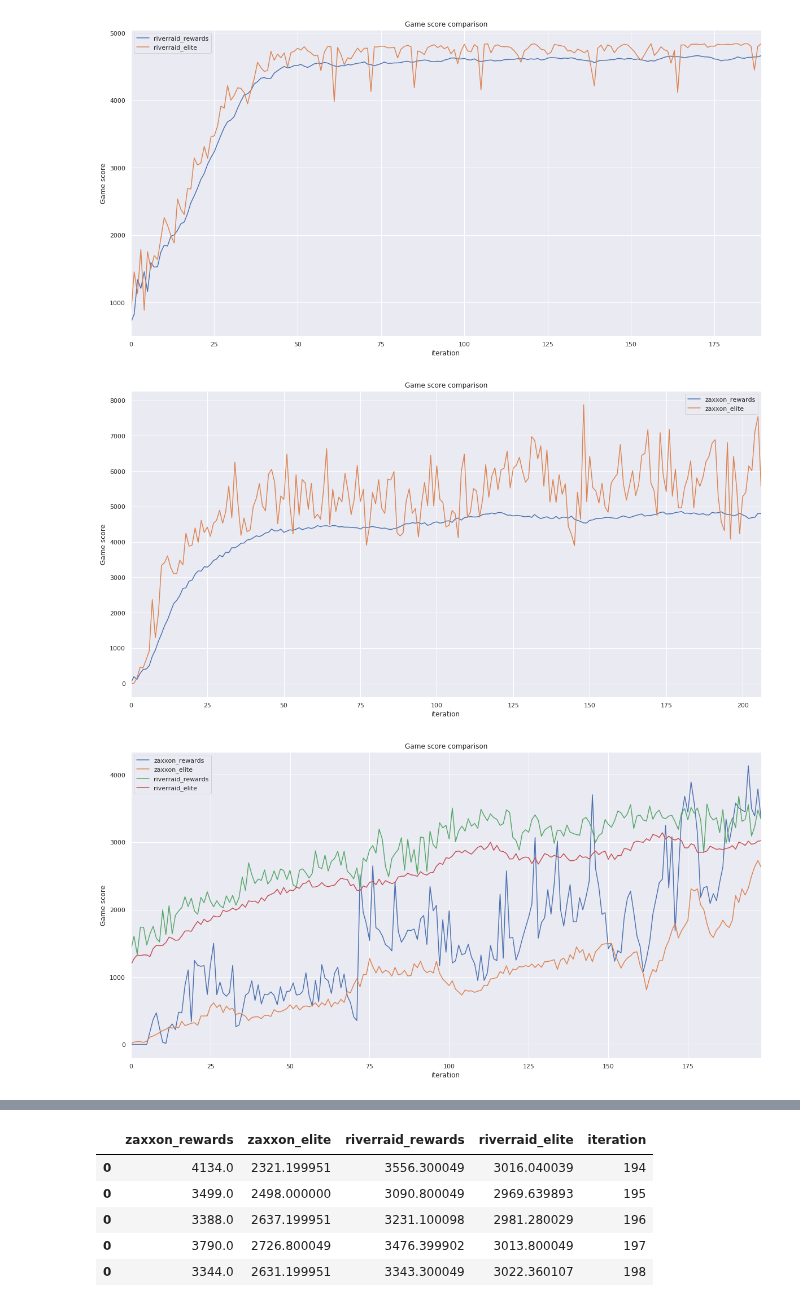
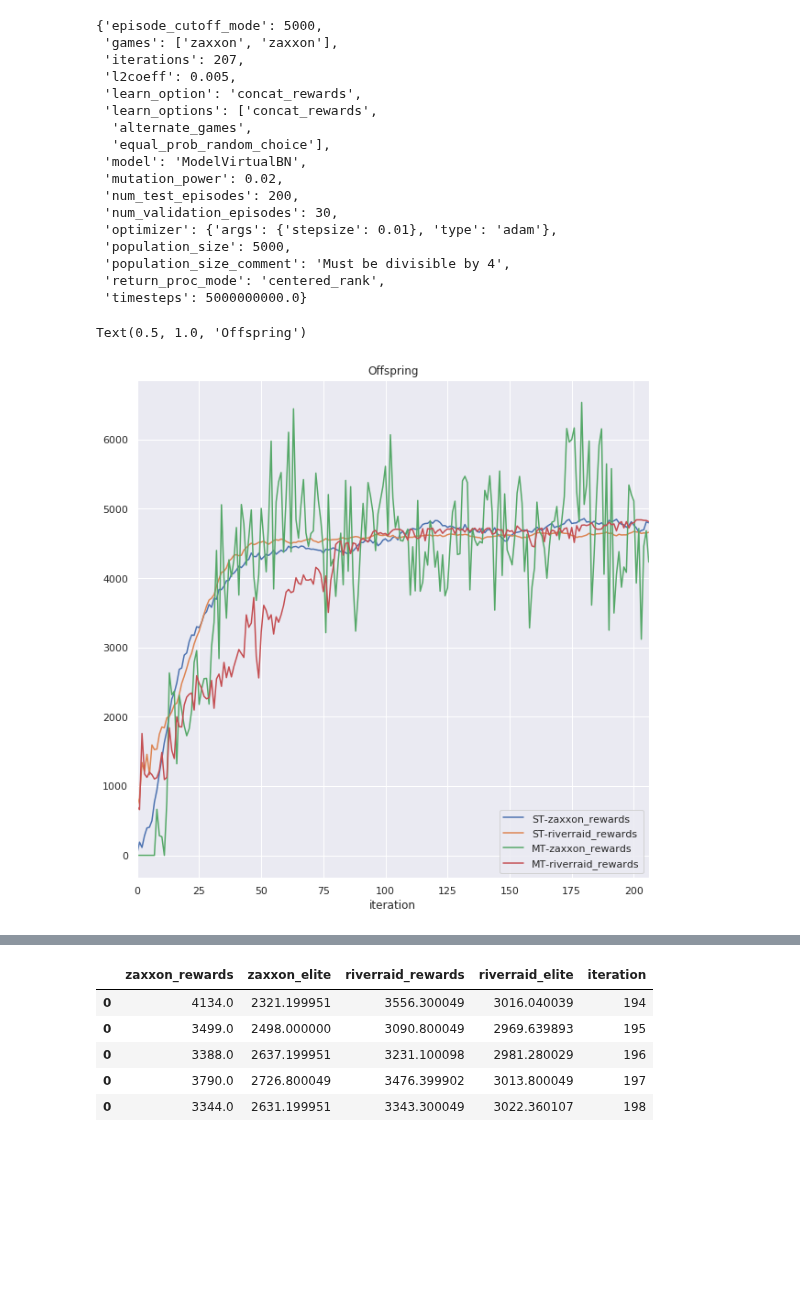
Before and after one commit to deyandyankov/research.mtne, a Jupyter notebook: gpu_implementation/analysis/metrics.ipynb, the cells around one changed output, grey strips where cells are left out. Cells and saved outputs as stored; diff of their text form; code cells hidden in the pictures; blank space fills up the shorter version.

```diff
--- a/gpu_implementation/analysis/metrics.ipynb
+++ b/gpu_implementation/analysis/metrics.ipynb
@@ -23,9 +26,8 @@ main_log_dir = Path(gpu_implementation_path) / "logs"
 # %%
 experiments = {
-    'ST-zaxxon': {'dir': main_log_dir / 'ST-zaxxon-5000'},
-    'ST-riverraid': {'dir': main_log_dir / 'ST-riverraid-5000'},
-    'MT': {'dir': main_log_dir / 'MT-zaxxon-riverraid-5000' }
-#    "MT-zaxxon-riverraid-50000"
+    'ST-zaxxon': {'dir': main_log_dir / 'ST-zaxxon-5000', 'type': 'ST'},
+    'ST-riverraid': {'dir': main_log_dir / 'ST-riverraid-5000', 'type': 'ST'},
+    'MT': {'dir': main_log_dir / 'MT-zaxxon-riverraid-5000', 'type': 'MT' },
 }
 # %%
 for exp_name, exp in experiments.items():
@@ -39,12 +38,20 @@ dict_keys(['ST-riverraid', 'ST-zaxxon', 'MT'])
 # %%
-experiments['ST-riverraid']['plot_rewards']
+experiments['ST-zaxxon']['cfg']
 # %% [output]
-[figure, removed]
+{'episode_cutoff_mode': 5000,
+ 'games': ['zaxxon', 'zaxxon'],
+ 'iterations': 207,
+ 'l2coeff': 0.005,
+ 'learn_option': 'concat_rewards',
+ 'learn_options': ['concat_rewards',
+  'alternate_games',
+  'equal_prob_random_choice'],
+ 'model': 'ModelVirtualBN',
+ 'mutation_power': 0.02,
+ 'num_test_episodes': 200,
+ 'num_validation_episodes': 30,
+ 'optimizer': {'args': {'stepsize': 0.01}, 'type': 'adam'},
+ 'population_size': 5000,
+ 'population_size_comment': 'Must be divisible by 4',
+ 'return_proc_mode': 'centered_rank',
+ 'timesteps': 5000000000.0}
-# %%
-experiments['ST-zaxxon']['plot_rewards']
-# %% [output]
-[figure, removed]
-# %%
-experiments['MT']['plot_rewards']
-# %% [output]
-[figure, removed]
@@ -52,0 +58,8 @@ exp
+# %%
+sns.set(rc={'figure.figsize': (10, 10)})
+stats = utils.get_all_rewards_from_experiments(experiments)
+# %%
+stats.filter(regex='_reward').plot().set_title("Offspring")
+# %% [output]
+Text(0.5, 1.0, 'Offspring')
+[figure, added]
```
Also changed, not shown: parts of 13 cells of this notebook, 3 other files.
